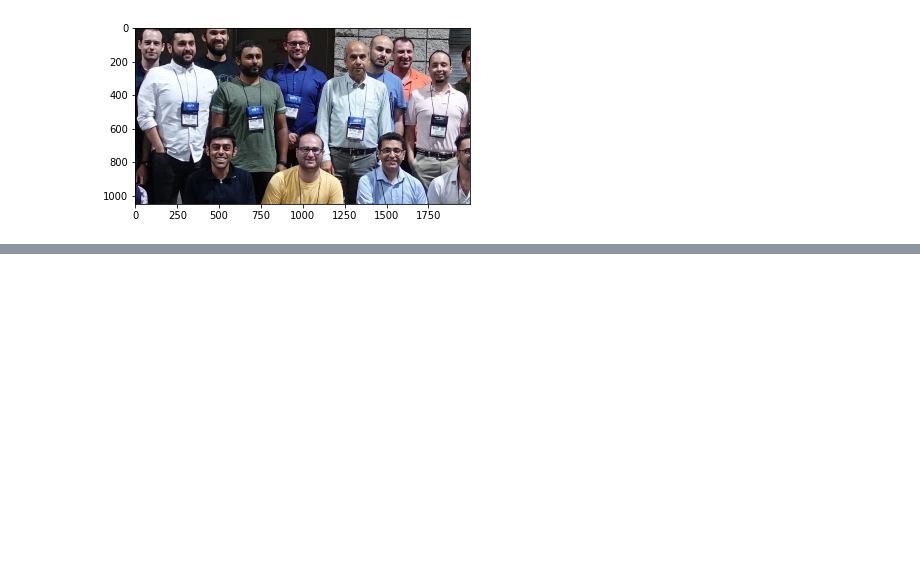
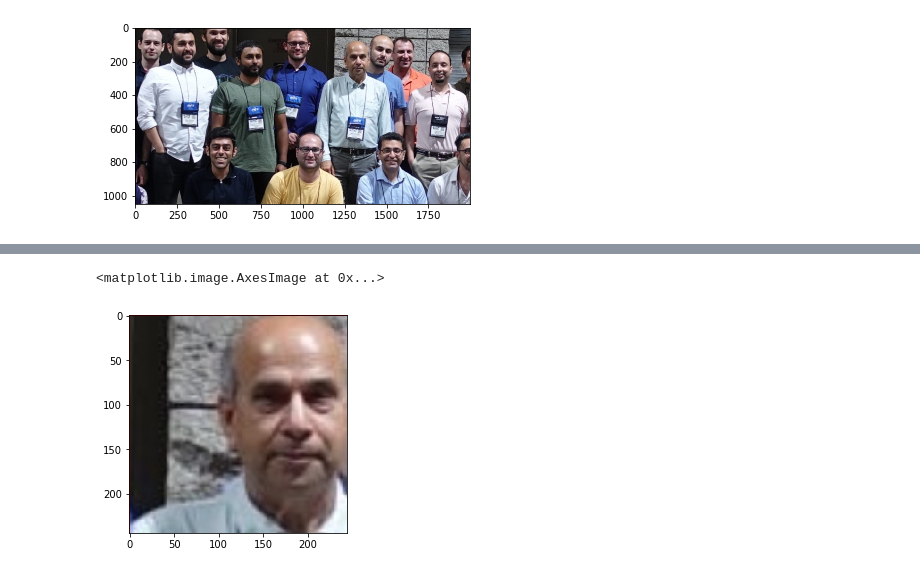
Before and after one commit to AlexTintin/Face_Recognition_CV_Project, a Jupyter notebook: Dugan/VGGFace2-pytorch-master/Untitled.ipynb, the cells around one changed output, grey strips where cells are left out. Saved outputs shown, nothing was run; the diff lists cells and outputs as text; code cells hidden in the pictures; blank space fills up the shorter version.

```diff
--- a/Dugan/VGGFace2-pytorch-master/Untitled.ipynb
+++ b/Dugan/VGGFace2-pytorch-master/Untitled.ipynb
@@ -189,0 +208,6 @@ print(idx)
+# %%
+ex = target[tly:tly+244,tlx-244:tlx]
+plt.imshow(ex)
+# %% [output]
+<matplotlib.image.AxesImage at 0x...>
+[figure, added]
```
Also changed, not shown: parts of 2 cells of this notebook, 18 other files.
